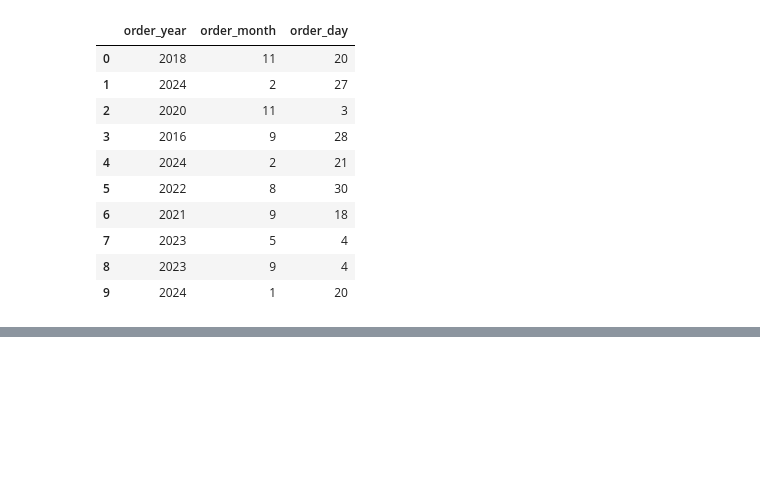
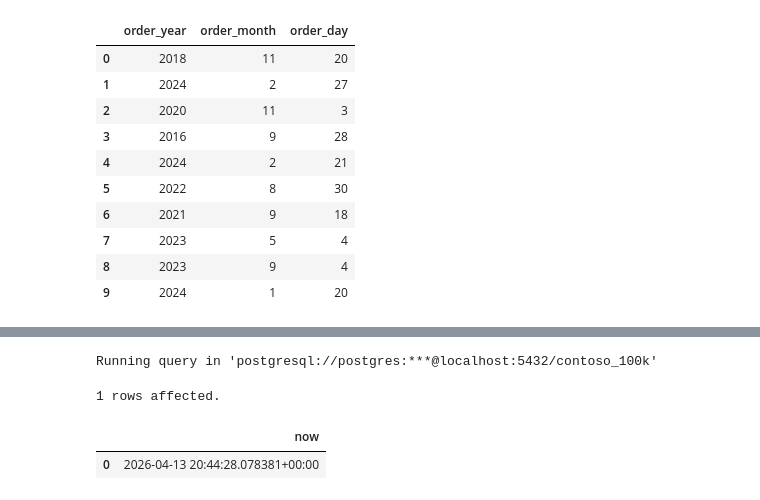
Before and after one commit to gurnursingh05/contoso, a Jupyter notebook: TimeandDate.ipynb, the cells around one changed output, grey strips where cells are left out. Cells and saved outputs as stored; diff of their text form; code cells hidden in the pictures; blank space fills up the shorter version.

```diff
--- a/TimeandDate.ipynb
+++ b/TimeandDate.ipynb
@@ -127,0 +158,9 @@ Running query in 'postgresql://postgres:***@localhost:5432/contoso_100k'
+# %%
+%%sql
+SELECT
+  NOW()
+# %% [output]
+Running query in 'postgresql://postgres:***@localhost:5432/contoso_100k'
+1 rows affected.
+|  | now |
+| 0 | 2026-04-13 20:44:28.078381+00:00 |
```
Also changed, not shown: parts of 2 cells of this notebook.
